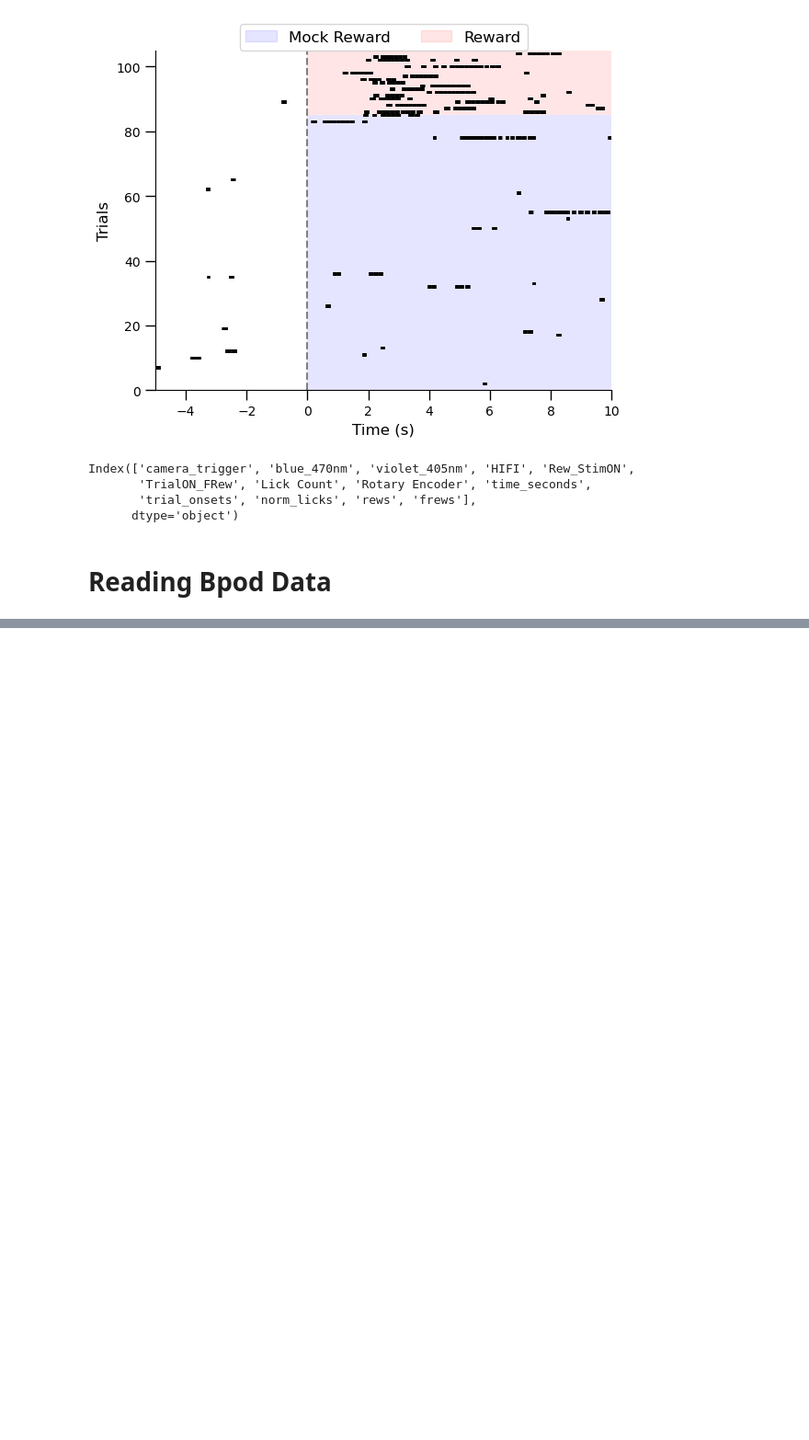
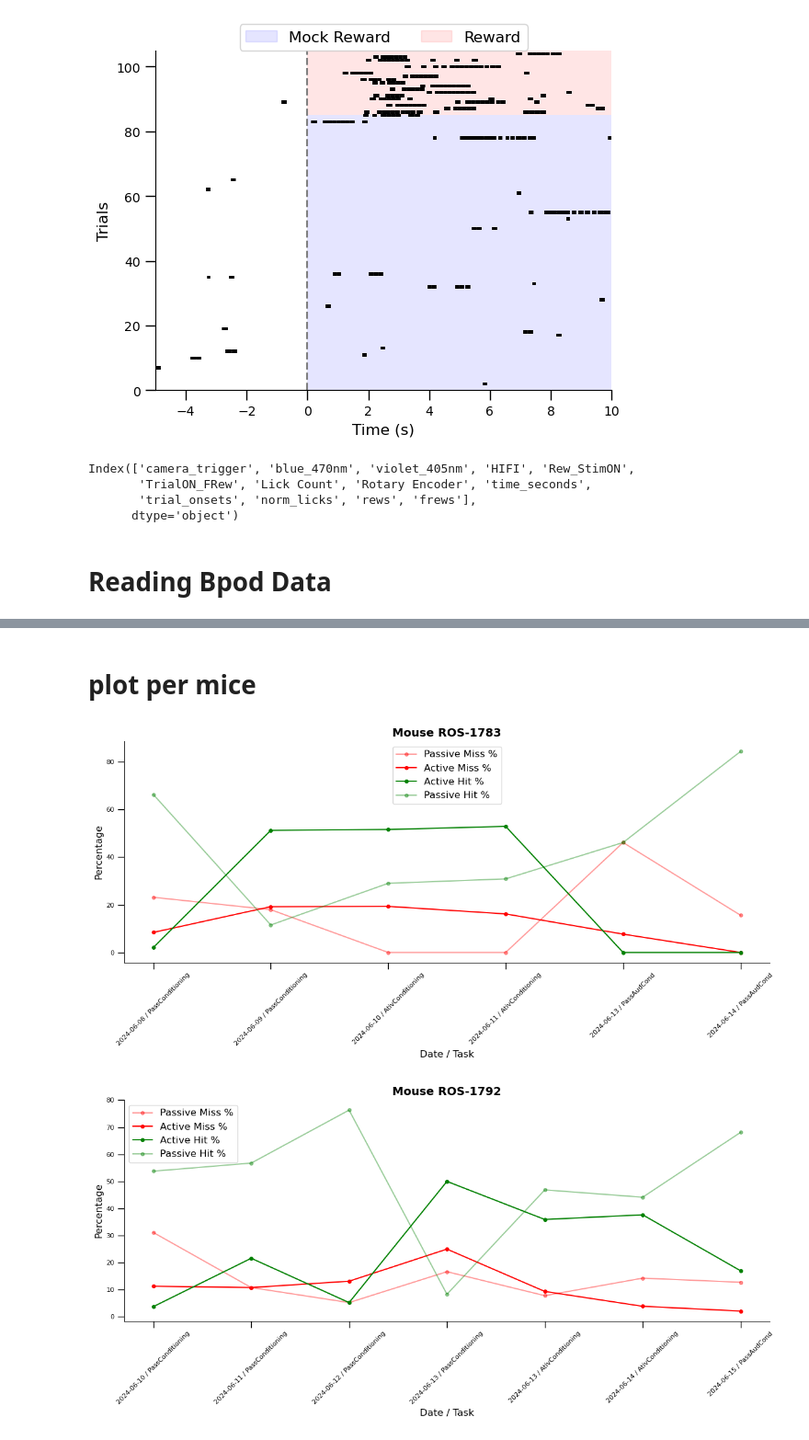
Before and after one commit to aeltonaraujoneuro/wfield, a Jupyter notebook: notebooks/66_Aelton_AUX.ipynb, the cells around one changed output, grey strips where cells are left out. Shown: that part at 92% size. Drawn from its saved outputs; the diff is of its cells as text; code cells hidden in the pictures; blank space fills up the shorter version.

```diff
--- a/notebooks/66_Aelton_AUX.ipynb
+++ b/notebooks/66_Aelton_AUX.ipynb
@@ -526,0 +679,58 @@ scan_info
+# %%
+# Construct the path to the folder where the plot will be saved
+folder_path = os.path.join('/datajoint-data/data/aeltona', 'Learning')
+file_path = os.path.join(folder_path, f'learning_df')
+
+# Check if the folder exists, and create it if it does not
+if not os.path.exists(folder_path):
+    os.makedirs(folder_path)
+
+# Save and show plot (make sure 'folder_path' and 'file_path' are correctly defined)
+if not os.path.exists(folder_path):
+    os.makedirs(folder_path)
+
+
+learning_df.to_csv(f'{file_path}.csv', index=False)
+# %% [markdown]
+# plot per mice
+# %%
+# Create a plot for each mouse
+for mouse in mice:
+    # Filter data for the current mouse
+    mouse_data = learning_df[learning_df['Mouse'] == mouse]
+    plt.rcParams['font.family'] = 'sans-serif'
+
+    # Plotting
+    fig, ax = plt.subplots(figsize=(12, 6))  # This also creates an axis object 'ax' which you can use instead of plt directly
+    ax.plot(mouse_data['Date_Task'], mouse_data['Passive Miss %'], marker='o', linestyle='-', label='Passive Miss %', color = 'red', alpha=0.4)
+    ax.plot(mouse_data['Date_Task'], mouse_data['Active Miss %'], marker='o', linestyle='-', label='Active Miss %', color = 'red')
+    ax.plot(mouse_data['Date_Task'], mouse_data['Active Hit %'], marker='o', linestyle='-', label='Active Hit %', color = 'green')
+    ax.plot(mouse_data['Date_Task'], mouse_data['Passive Hit %'], marker='o', linestyle='-', label='Passive Hit %', color = 'green', alpha=0.4)
+
+    # Adding titles and labels
+    ax.set_title(f'Mouse {mouse}')
+    ax.set_xlabel('Date / Task')
+    ax.set_ylabel('Percentage')
+    ax.set_xticklabels(mouse_data['Date_Task'], rotation=45)  # Rotate labels for better readability
+    ax.legend()
+    ax.grid(False)
+    fig.tight_layout()
+
+    # Construct the path to the folder where the plot will be saved
+    folder_path = os.path.join('/datajoint-data/data/aeltona', 'Learning')
+    file_path = os.path.join(folder_path, f'learning_curve_{mouse}')
+
+    # Check if the folder exists, and create it if it does not
+    if not os.path.exists(folder_path):
+        os.makedirs(folder_path)
+
+    # Set the background color of the figure to white
+    fig.patch.set_facecolor('white')
+
+    # Save and show plot (make sure 'folder_path' and 'file_path' are correctly defined)
+    plt.savefig(f'{file_path}.svg')
+    plt.savefig(f'{file_path}.png', bbox_inches='tight', facecolor=fig.get_facecolor())
+    plt.show()
+# %% [output]
+[figure, added]
+[figure, added]
```
Also changed, not shown: parts of 22 cells of this notebook.
